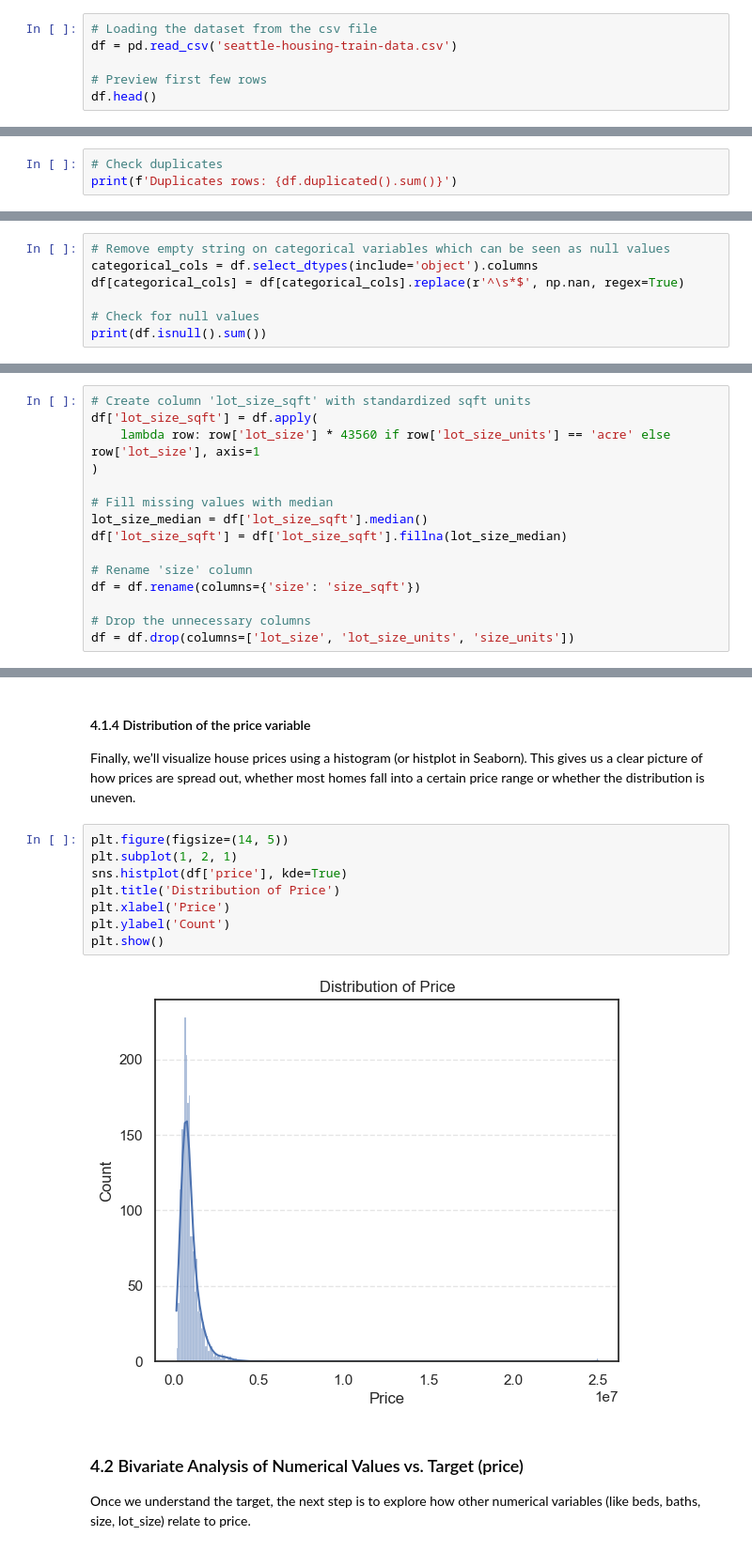
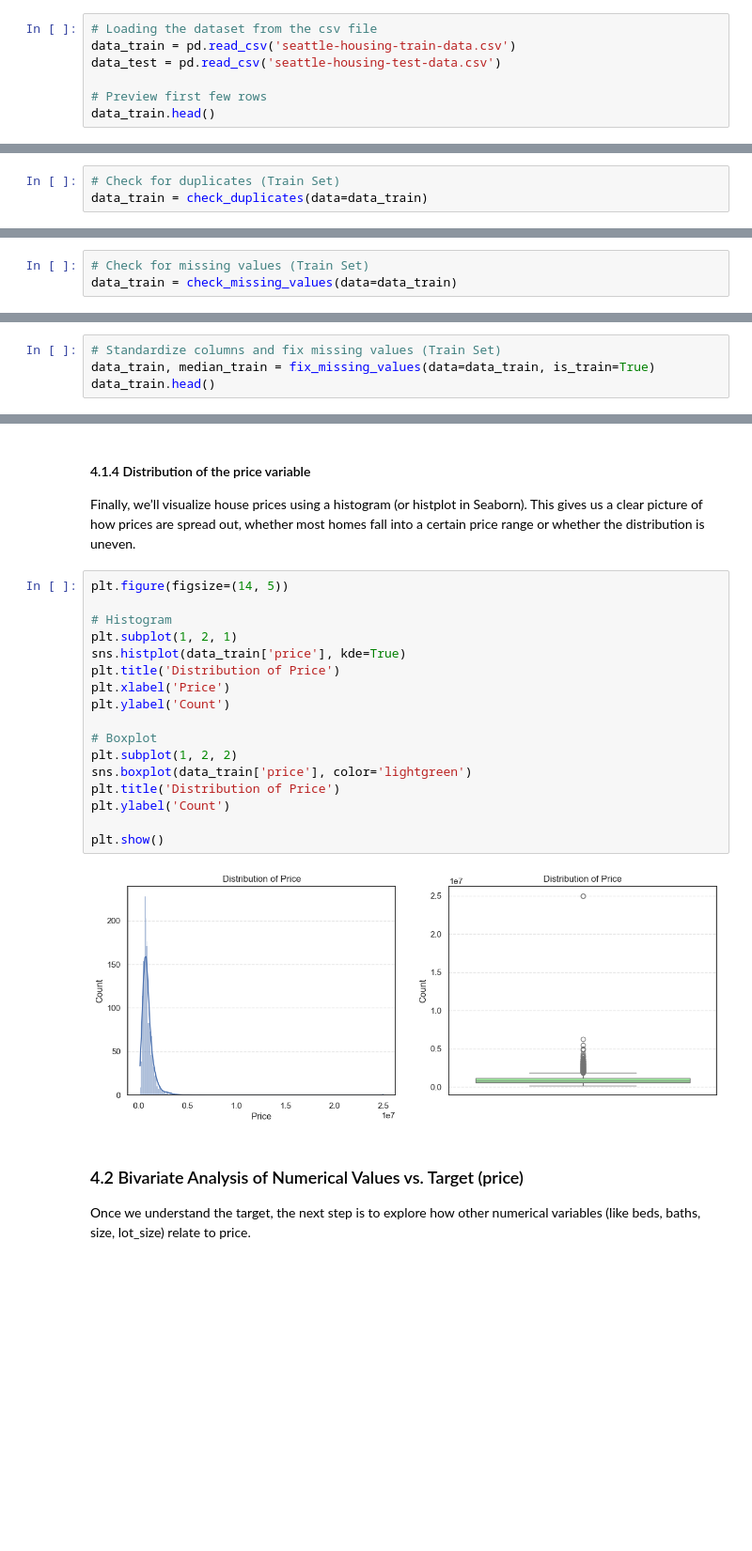
Before and after one commit to erickhangati/machine-learning-projects, a Jupyter notebook: linear-regression/house-price-prediction/house-price-prediction.ipynb, the cells around one changed output, grey strips where cells are left out. Shown at 94% size. Cells and saved outputs as stored; diff of their text form; blank space fills up the shorter version.

```diff
--- a/linear-regression/house-price-prediction/house-price-prediction.ipynb
+++ b/linear-regression/house-price-prediction/house-price-prediction.ipynb
@@ -63,10 +49,11 @@ Let's load the data and take a first look at its structure.
 Let’s load the dataset using Pandas.
 # %%
 # Loading the dataset from the csv file
-df = pd.read_csv('seattle-housing-train-data.csv')
+data_train = pd.read_csv('seattle-housing-train-data.csv')
+data_test = pd.read_csv('seattle-housing-test-data.csv')
 
 # Preview first few rows
-df.head()
+data_train.head()
 # %% [output]
 |  | beds | baths | size | size_units | lot_size | lot_size_units | zip_code | price |
 | 0 | 3 | 2.5 | 2590.0 | sqft | 6000.00 | sqft | 98144 | 795000.0 |
@@ -122,4 +123,4 @@ Sometimes, datasets contain the exact same row more than once, maybe a property
 # %%
-# Check duplicates
-print(f'Duplicates rows: {df.duplicated().sum()}')
+# Check for duplicates (Train Set)
+data_train = check_duplicates(data=data_train)
 # %% [output]
@@ -140,8 +159,4 @@ The right choice depends on how important the column is and how much data is mis
 # %%
-# Remove empty string on categorical variables which can be seen as null values
-categorical_cols = df.select_dtypes(include='object').columns
-df[categorical_cols] = df[categorical_cols].replace(r'^\s*$', np.nan, regex=True)
-
-# Check for null values
-print(df.isnull().sum())
+# Check for missing values (Train Set)
+data_train = check_missing_values(data=data_train)
 # %% [output]
@@ -157,15 +239,4 @@ dtype: int64
 # %%
-# Create column 'lot_size_sqft' with standardized sqft units
-df['lot_size_sqft'] = df.apply(
-    lambda row: row['lot_size'] * 43560 if row['lot_size_units'] == 'acre' else row['lot_size'], axis=1
-)
-
-# Fill missing values with median
-lot_size_median = df['lot_size_sqft'].median()
-df['lot_size_sqft'] = df['lot_size_sqft'].fillna(lot_size_median)
-
-# Rename 'size' column
-df = df.rename(columns={'size': 'size_sqft'})
-
-# Drop the unnecessary columns
-df = df.drop(columns=['lot_size', 'lot_size_units', 'size_units'])
+# Standardize columns and fix missing values (Train Set)
+data_train, median_train = fix_missing_values(data=data_train, is_train=True)
+data_train.head()
@@ -236,14 +325,23 @@ This also explains why the mean price (&dollar;964K) is higher than the median p
 Finally, we’ll visualize house prices using a histogram (or histplot in Seaborn). This gives us a clear picture of how prices are spread out, whether most homes fall into a certain price range or whether the distribution is uneven.
 # %%
 plt.figure(figsize=(14, 5))
+
+# Histogram
 plt.subplot(1, 2, 1)
-sns.histplot(df['price'], kde=True)
+sns.histplot(data_train['price'], kde=True)
 plt.title('Distribution of Price')
 plt.xlabel('Price')
 plt.ylabel('Count')
+
+# Boxplot
+plt.subplot(1, 2, 2)
+sns.boxplot(data_train['price'], color='lightgreen')
+plt.title('Distribution of Price')
+plt.ylabel('Count')
+
 plt.show()
 # %% [output]
-[figure, old version]
+[figure, new version]
 # %% [markdown]
 ### 4.2 Bivariate Analysis of Numerical Values vs. Target (price)
 
```
Also changed, not shown: parts of 32 cells of this notebook.
